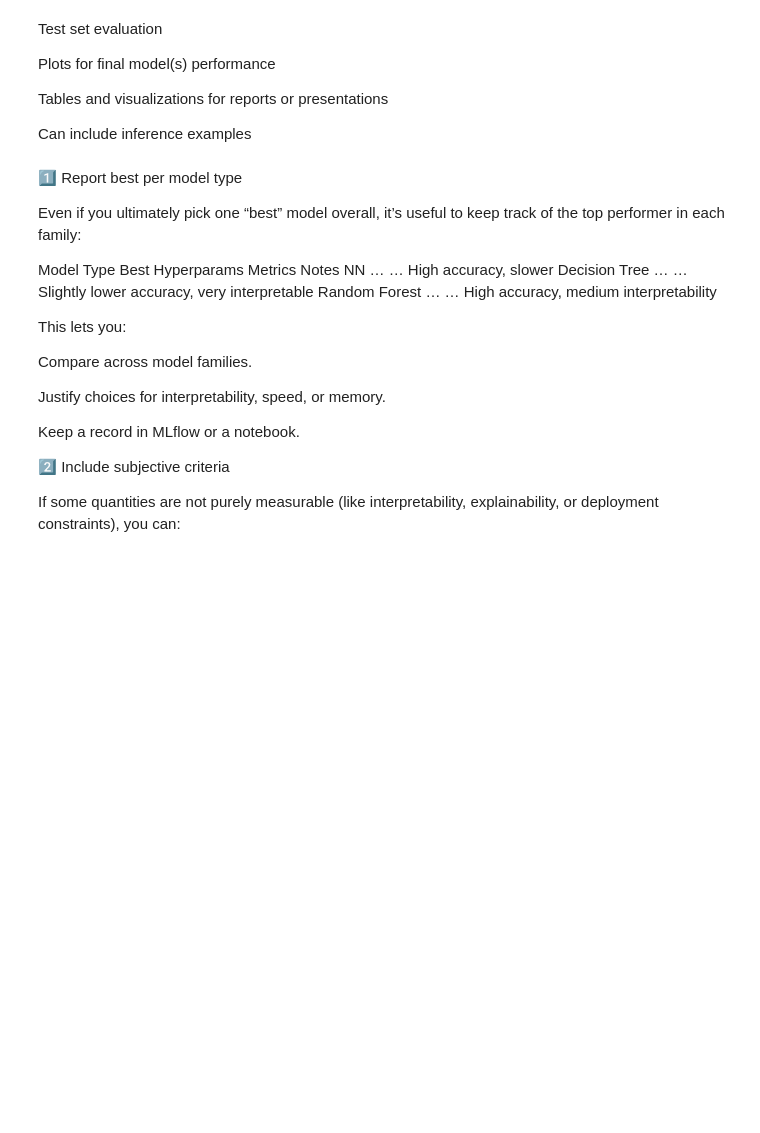
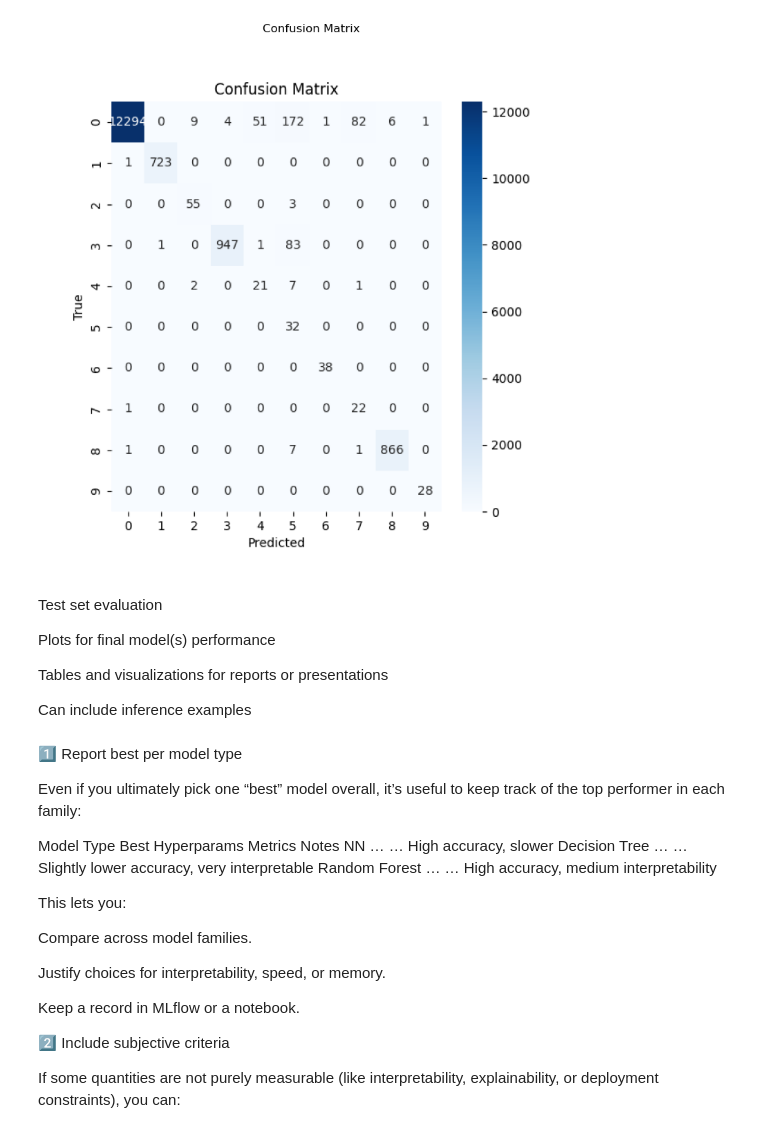
Before and after one commit to MNGARCIA085/AI-Driven-Network-Security, a Jupyter notebook: notebooks/Report.ipynb, the cells around one changed output. Saved outputs shown, nothing was run; the diff lists cells and outputs as text; code cells hidden in the pictures; blank space fills up the shorter version.

```diff
--- a/notebooks/Report.ipynb
+++ b/notebooks/Report.ipynb
@@ -0,0 +242,10 @@
+# %%
+# Confusion matrix
+img_cm = Image.open(cm_path)
+plt.figure(figsize=(12, 10))  # bigger display
+plt.imshow(img_cm)
+plt.axis("off")
+plt.title("Confusion Matrix")
+plt.show()
+# %% [output]
+[figure, added]
```
Also changed, not shown: parts of 21 cells of this notebook, 7 other files.
